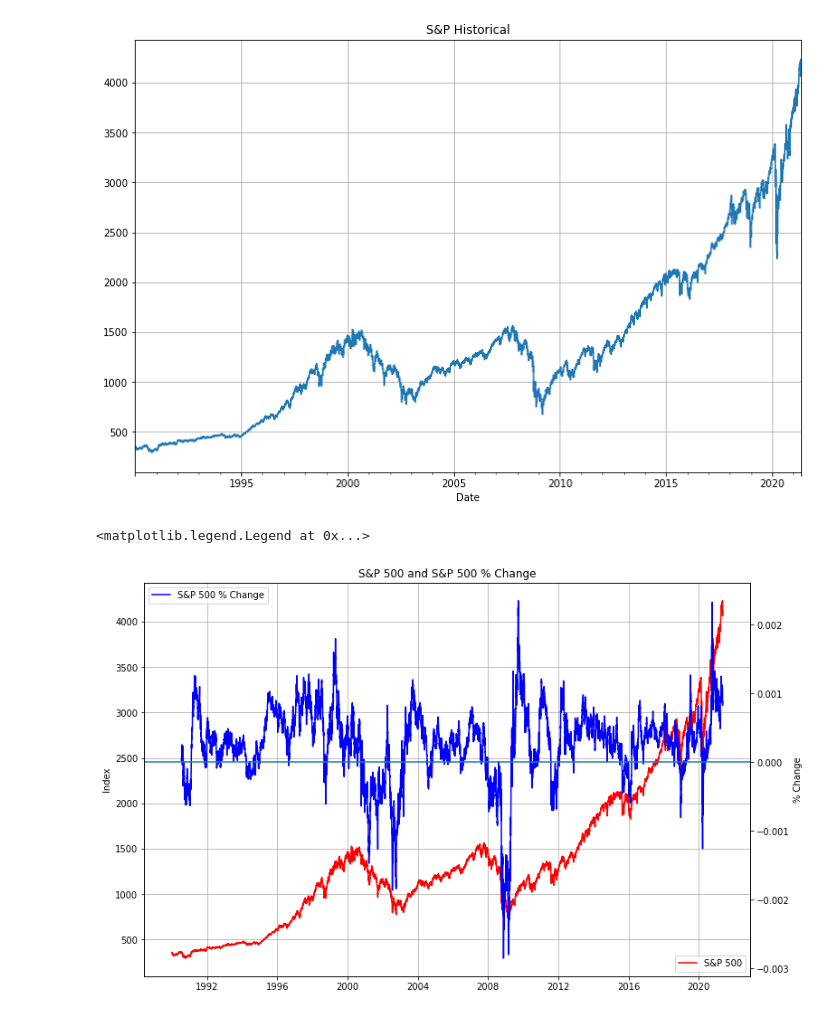
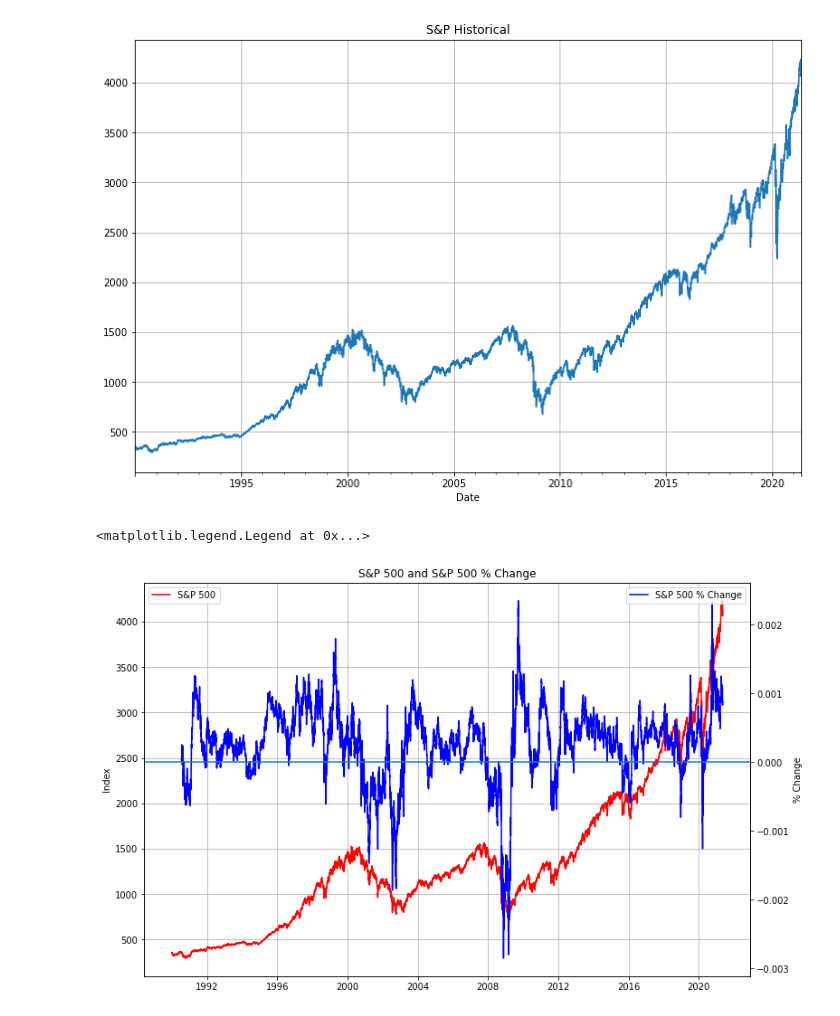
Before and after one commit to dbogatic/economic-indicators, a Jupyter notebook: sp_historical.ipynb, the cells around one changed output. Saved outputs shown, nothing was run; the diff lists cells and outputs as text; code cells hidden in the pictures.

```diff
--- a/sp_historical.ipynb
+++ b/sp_historical.ipynb
@@ -35,17 +35,17 @@ sp_percent_change_rolling = sp_percent_change.rolling(window=200).mean()
 # %%
 #Plot S&P 500 percent change 200-day rolling average vs S&P 500 index to identify % change below y value of 0
 fig, ax = plt.subplots(figsize=(12,8))
 plt.plot(sp_history['Adj Close'], label ='S&P 500', color='r')
 ax.set_ylabel('Index')
 plt.grid()
-ax.legend(loc='lower right')
+ax.legend(loc='upper left')
 
 ax2 = ax.twinx()
 plt.plot(sp_percent_change_rolling, label='S&P 500 % Change', color='b')
 ax.set_title('S&P 500 and S&P 500 % Change')
 ax2.set_ylabel('% Change')
 ax2.axhline(y=0)
-ax2.legend(loc='upper left')
+ax2.legend(loc='upper right')
 # %% [output]
 <matplotlib.legend.Legend at 0x...>
-[figure, old version]
+[figure, new version]
```
Also changed, not shown: 7 other files.
